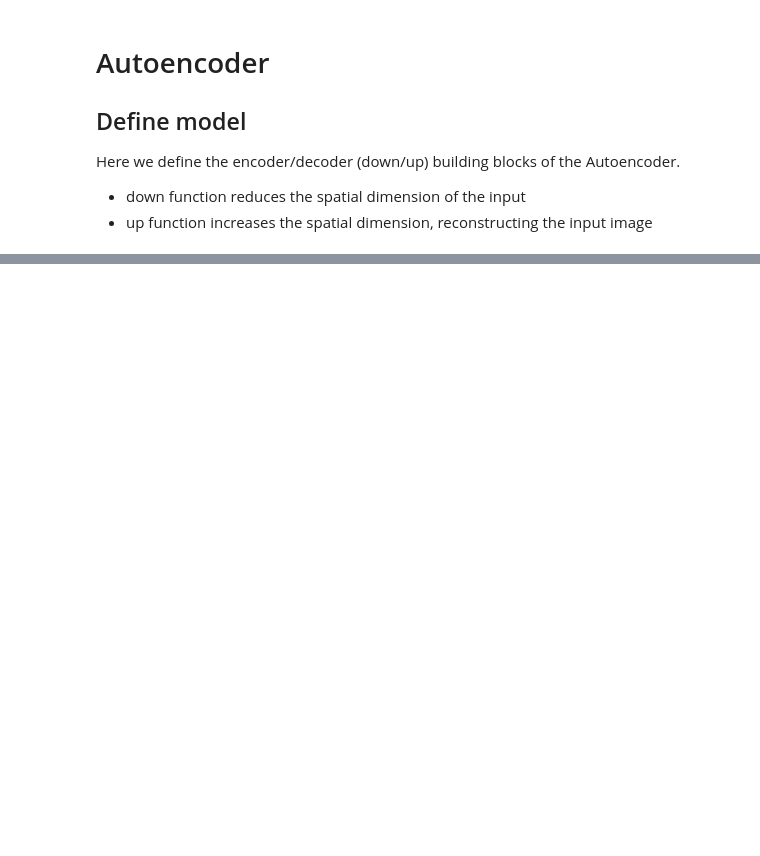
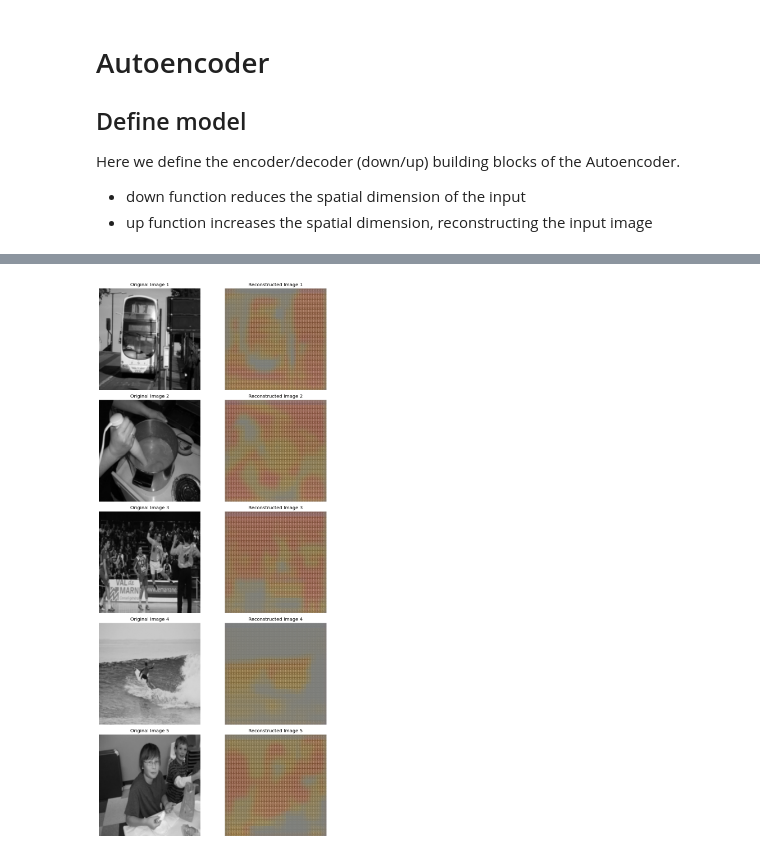
Before and after one commit to LuisaWeisch/DL-Colorization-Project, a Jupyter notebook: Deep Learning/DL Project/main.ipynb, the cells around one changed output, grey strips where cells are left out. Drawn from its saved outputs; the diff is of its cells as text; code cells hidden in the pictures; blank space fills up the shorter version.

Commit message:
Working Notebook - Implemented model, training and visualizing test images. Bad results.

```diff
--- a/Deep Learning/DL Project/main.ipynb
+++ b/Deep Learning/DL Project/main.ipynb
@@ -30,7 +30,7 @@ input_folder = './color_train/'
 input_color = './data/color_train/'
 output_folder = './data/gray_train/'
 original_bw_folder = './data/original_bw_images'
-num_img_to_process = 100
+num_img_to_process = 10000000
 # %% [markdown]
 ## Load Functions
 # %%
@@ -213,11 +213,11 @@ for idx in range(len(test_color_ds)):
     image = test_color_ds[idx]
 
 # Creating data loaders
-train_grayscale_loader = DataLoader(train_grayscale_ds, batch_size=32, shuffle=True, num_workers=4)
-train_color_loader = DataLoader(train_color_ds, batch_size=32, shuffle=True, num_workers=4)
+train_grayscale_loader = DataLoader(train_grayscale_ds, batch_size=32, shuffle=True, num_workers=0)
+train_color_loader = DataLoader(train_color_ds, batch_size=32, shuffle=True, num_workers=0)
 
-test_grayscale_loader = DataLoader(test_grayscale_ds, batch_size=32, shuffle=False, num_workers=4)
-test_color_loader = DataLoader(test_color_ds, batch_size=32, shuffle=False, num_workers=4)
+test_grayscale_loader = DataLoader(test_grayscale_ds, batch_size=32, shuffle=False, num_workers=0)
+test_color_loader = DataLoader(test_color_ds, batch_size=32, shuffle=False, num_workers=0)
 
 # Combine grayscale and color datasets into paired datasets
 train_dataset = PairedDataset(train_grayscale_ds, train_color_ds)
@@ -225,8 +225,8 @@ test_dataset = PairedDataset(test_grayscale_ds, test_color_ds)
 
 # DataLoader configurations
 batch_size = 32
-train_loader = DataLoader(train_dataset, batch_size=batch_size, shuffle=True, num_workers=4)
-test_loader = DataLoader(test_dataset, batch_size=batch_size, shuffle=False, num_workers=4)
+train_loader = DataLoader(train_dataset, batch_size=batch_size, shuffle=True, num_workers=0)
+test_loader = DataLoader(test_dataset, batch_size=batch_size, shuffle=False, num_workers=0)
 
 # # Train the model using the train dataset
 # model.fit(train_dataset, epochs=50, validation_data=test_dataset)
@@ -344,0 +488,44 @@ UNet(
+# %%
+import matplotlib.pyplot as plt
+import torchvision.transforms as transforms
+import numpy as np
+
+# Function to visualize the original and reconstructed images
+def visualize_reconstruction(model, dataloader, device, num_images=5):
+    model.eval()  # Set model to evaluation mode
+    with torch.no_grad():
+        for i, (inputs, _) in enumerate(dataloader):
+            inputs = inputs.to(device)
+            outputs = model(inputs)
+
+            # Visualize the first `num_images` images
+            if i == 0:
+                fig, axes = plt.subplots(num_images, 2, figsize=(10, 20))
+
+                for j in range(num_images):
+                    # Get the original and reconstructed images
+                    original_img = inputs[j].cpu().numpy().transpose(1, 2, 0)  # Change shape from [C, H, W] to [H, W, C]
+                    reconstructed_img = outputs[j].cpu().numpy().transpose(1, 2, 0)  # Same for the output
+
+                    # Denormalize the images if required (uncomment if your images are normalized)
+                    # original_img = original_img * 255.0  # If the images are normalized [0, 1]
+                    # reconstructed_img = reconstructed_img * 255.0
+
+                    # Plot original image
+                    axes[j, 0].imshow(np.clip(original_img, 0, 1))
+                    axes[j, 0].set_title(f"Original Image {j+1}")
+                    axes[j, 0].axis('off')
+
+                    # Plot reconstructed image
+                    axes[j, 1].imshow(np.clip(reconstructed_img, 0, 1))
+                    axes[j, 1].set_title(f"Reconstructed Image {j+1}")
+                    axes[j, 1].axis('off')
+
+                plt.tight_layout()
+                plt.show()
+                break  # Exit after visualizing the first batch
+
+# Use the function to visualize reconstruction
+visualize_reconstruction(model, test_loader, device)
+# %% [output]
+[figure, added]
```
Also changed, not shown: parts of 6 cells of this notebook.
